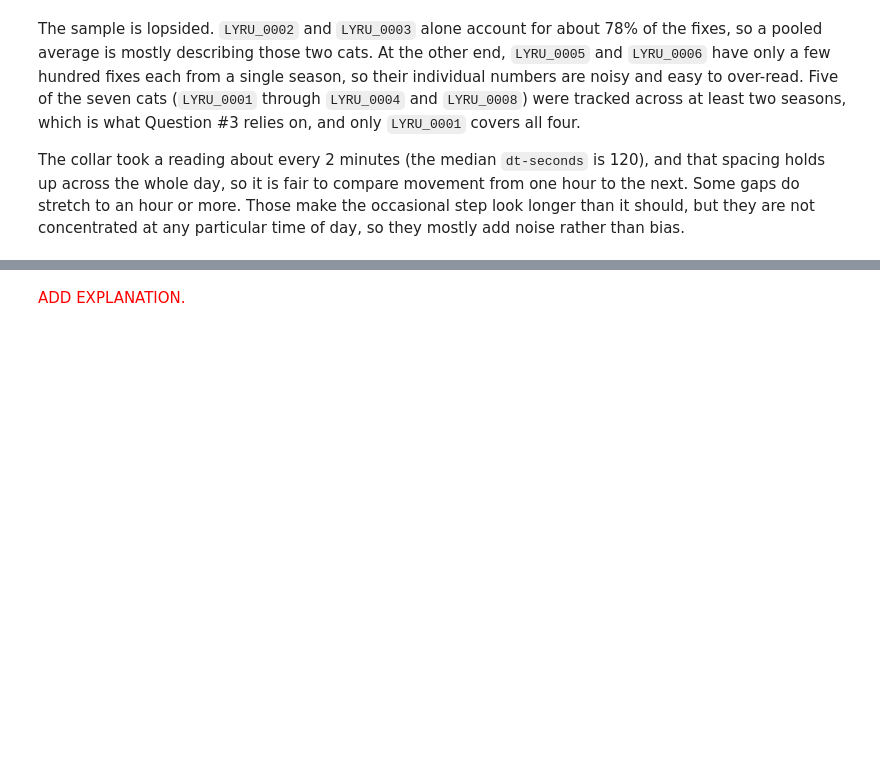
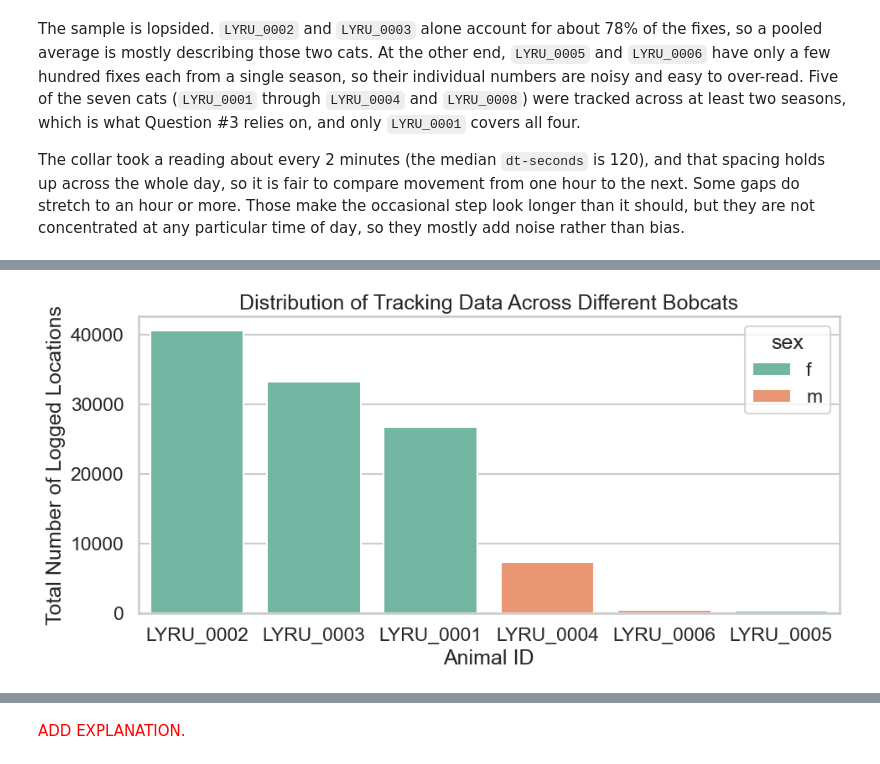
Before and after one commit to zrygan/animove, a Jupyter notebook: notebooks/data_processing.ipynb, the cells around one changed output, grey strips where cells are left out. Drawn from its saved outputs; the diff is of its cells as text; code cells hidden in the pictures; blank space fills up the shorter version.

```diff
--- a/notebooks/data_processing.ipynb
+++ b/notebooks/data_processing.ipynb
@@ -477,0 +619,88 @@ The collar took a reading about every 2 minutes (the median `dt-seconds` is 120)
+# %%
+print("\t========== BIOLOGICAL PROFILES & DATA DISTRIBUTION ========== ")
+# make biological profile of each bobcat
+bio_prof = EDA_DF.groupby("animal-id").agg(
+    total_loc=('location-lat', 'count'),
+    sex=('animal-sex', 'first'),
+    mass=('animal-mass', 'first'),
+    life_stage=('animal-life-stage', 'first')
+).sort_values('total_loc', ascending=False)
+
+bio_prof['dataset_distribution_%'] = (bio_prof['total_loc'] / len(EDA_DF) * 100).round(1)
+
+print(bio_prof)
+
+# display the distribution of bobcat mass through a bar chart
+fig, ax = plt.subplots(figsize=(10, 5))
+sns.barplot(
+    data=bio_prof.reset_index(),
+    x='animal-id',
+    y='total_loc',
+    hue='sex',
+    palette='Set2',
+    ax=ax
+)
+
+ax.set_title("Distribution of Tracking Data Across Different Bobcats")
+ax.set_xlabel("Animal ID")
+ax.set_ylabel("Total Number of Logged Locations")
+plt.tight_layout()
+
+# okay now lets try to plot through biplot
+fig, ax1 = plt.subplots(figsize=(12, 6))
+
+# Draw bars to represent the scale of fixes contributed by each cat
+sns.barplot(
+    data=bio_prof,
+    x='animal-id',
+    y='total_loc',
+    palette='Blues_r',  # Clean gradient showing high to low data volume
+    ax=ax1,
+    alpha=0.85
+)
+
+ax1.set_title("Tracking Data Distribution vs. Bobcat Body Mass", pad=20)
+ax1.set_xlabel("Animal ID", labelpad=12)
+ax1.set_ylabel("Total Number of Logged Locations", color='#1f77b4', labelpad=12)
+ax1.tick_params(axis='y', labelcolor='#1f77b4')
+ax1.grid(True, linestyle='--', alpha=0.5)
+
+# Create a twin axis that shares the exact same X-axis positions
+ax2 = ax1.twinx()
+
+# Overlay a line with pronounced circular markers to trace weight shifts
+sns.lineplot(
+    data=bio_prof,
+    x='animal-id',
+    y='mass',
+    color='#d62728',
+    marker='o',
+    markersize=10,
+    linewidth=3,
+    ax=ax2,
+    sort=False           #
+)
+
+ax2.set_ylabel("Animal Body Mass (Grams)", color='#d62728', labelpad=12)
+ax2.tick_params(axis='y', labelcolor='#d62728')
+ax2.grid(False)
+
+# Add clear data labels above the line markers to show exact masses
+for idx, row in bio_prof.iterrows():
+    ax2.annotate(
+        f"{int(row['mass'])}g\n({row['sex'].upper()})",
+        xy=(idx, row['mass']),
+        xytext=(0, 12),
+        textcoords='offset points',
+        ha='center',
+        va='bottom',
+        fontsize=11,
+        color='#941a1a',
+        weight='bold'
+    )
+
+# Adjust the vertical window so the annotations aren't cut off by the frame boundary
+ax2.set_ylim(0, bio_prof['mass'].max() * 1.25)
+
+plt.tight_layout()
+# %% [output]
@@ -477,0 +719 @@ The collar took a reading about every 2 minutes (the median `dt-seconds` is 120)
+[figure, added]
```
Also changed, not shown: parts of 16 cells of this notebook, 2 other files.
